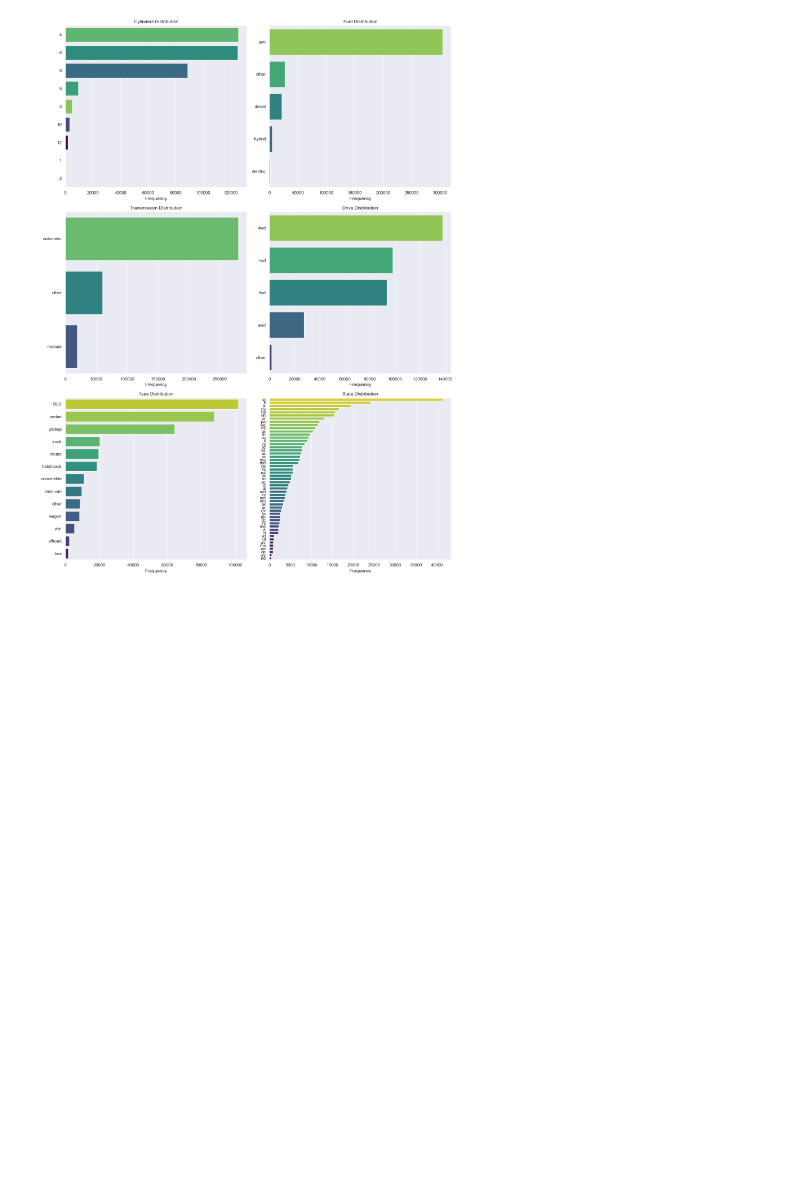
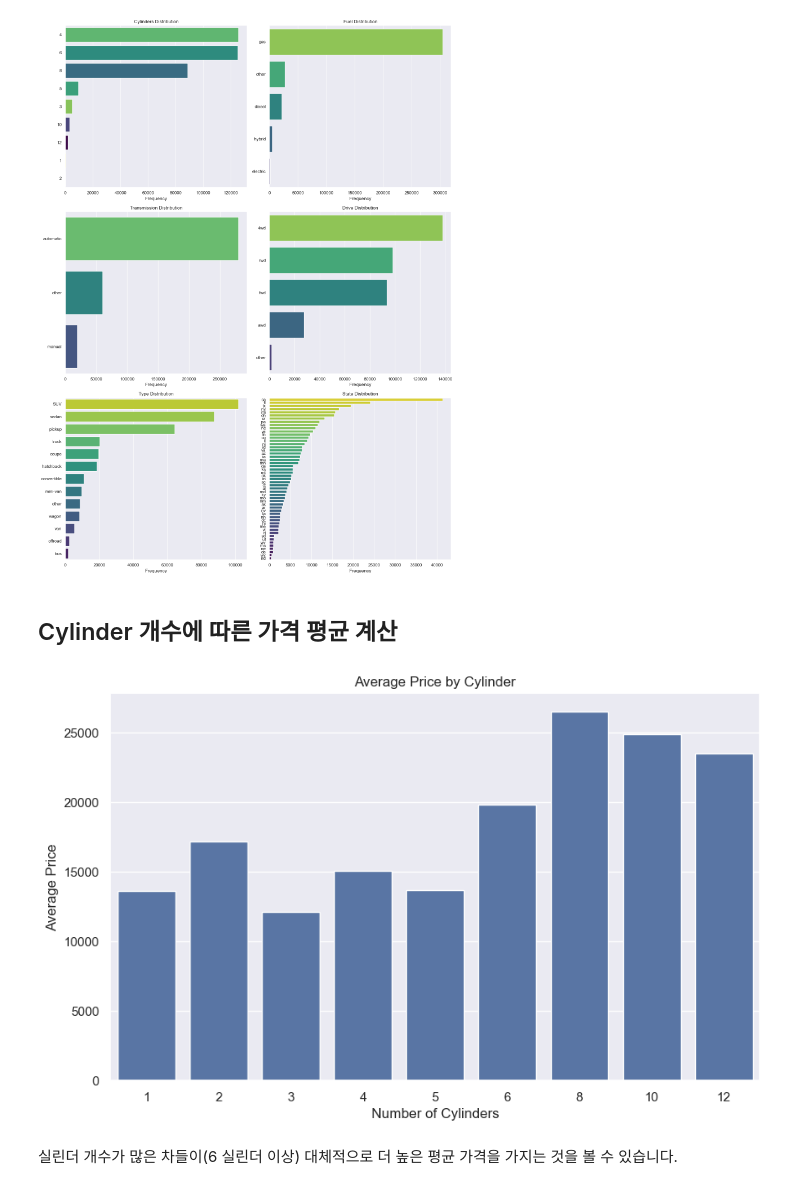
Before and after one commit to YuHan-J-Nam/2024_01_Intro_to_ML_Final, a Jupyter notebook: preprocessing.ipynb, the cells around one changed output. Saved outputs shown, nothing was run; the diff lists cells and outputs as text; code cells hidden in the pictures; blank space fills up the shorter version.

```diff
--- a/preprocessing.ipynb
+++ b/preprocessing.ipynb
@@ -26,6 +24,4 @@ from dask.distributed import Client, progress
 # %%
-# 파케이 파일로 저장하기
-# raw_vehicle_data.to_parquet('vehicles_full.parquet', engine='pyarrow')
-
 # 데이터 불러오기
-raw_vehicle_data = pd.read_parquet('vehicles_full.parquet', engine='pyarrow')
+raw_vehicle_data = pd.read_parquet('./data/raw_vehicle_data.parquet', engine='pyarrow')
+raw_vehicle_data.columns
@@ -374,7 +363,7 @@ for batch in VIN_batches:
 # VIN_extracted_data.to_parquet('VIN_extracted_data.parquet', index=False)
 
 # VIN_extracted_data 불러오기
-VIN_extracted_data = pd.read_parquet('VIN_extracted_data.parquet')
+VIN_extracted_data = pd.read_parquet('./data/VIN_extracted_data.parquet')
 # %% [markdown]
 ### 4. 제조업체 (Manufacturer) + 모델(Model)
 # %%
@@ -1018,7 +1019,3 @@ vehicle_final.dropna(inplace=True)
-# %%
-vehicle_final.to_parquet('vehicle_final2.parquet', index=False)
-
-vehicle_final = pd.read_parquet('vehicle_final2.parquet')
 # %% [markdown]
 ---
 # %% [markdown]
@@ -1054,3 +1049,20 @@ plt.tight_layout()
 plt.show()
 # %% [output]
 [figure]
+# %% [markdown]
+## Cylinder 개수에 따른 가격 평균 계산
+# %%
+# Cylinder 개수에 따른 가격 평균 계산
+avg_price = vehicle_final.groupby('cylinders')['price'].mean()
+
+# Cylinder 대 average Price 시각화
+plt.figure(figsize=(10, 6))
+sns.barplot(x='cylinders', y='price', data=pd.DataFrame(avg_price))
+plt.title('Average Price by Cylinder')
+plt.ylabel('Average Price')
+plt.xlabel('Number of Cylinders')
+plt.show()
+# %% [output]
+[figure, added]
+# %% [markdown]
+실린더 개수가 많은 차들이(6 실린더 이상) 대체적으로 더 높은 평균 가격을 가지는 것을 볼 수 있습니다.
```
Also changed, not shown: parts of 39 cells of this notebook, 5 other files.
